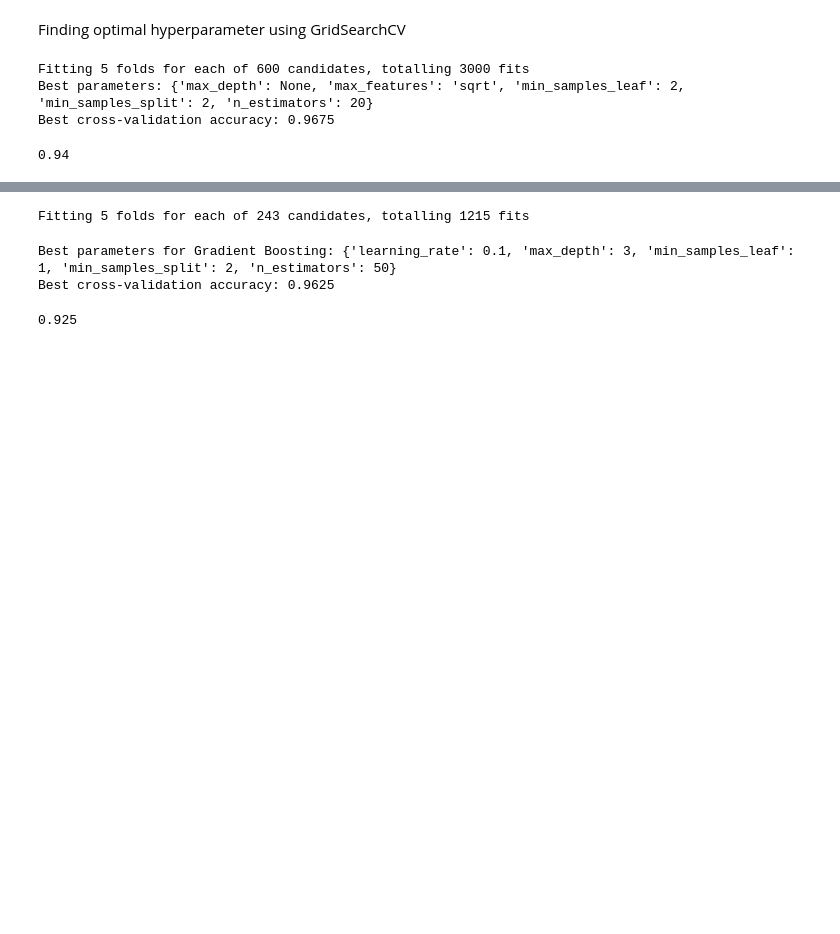
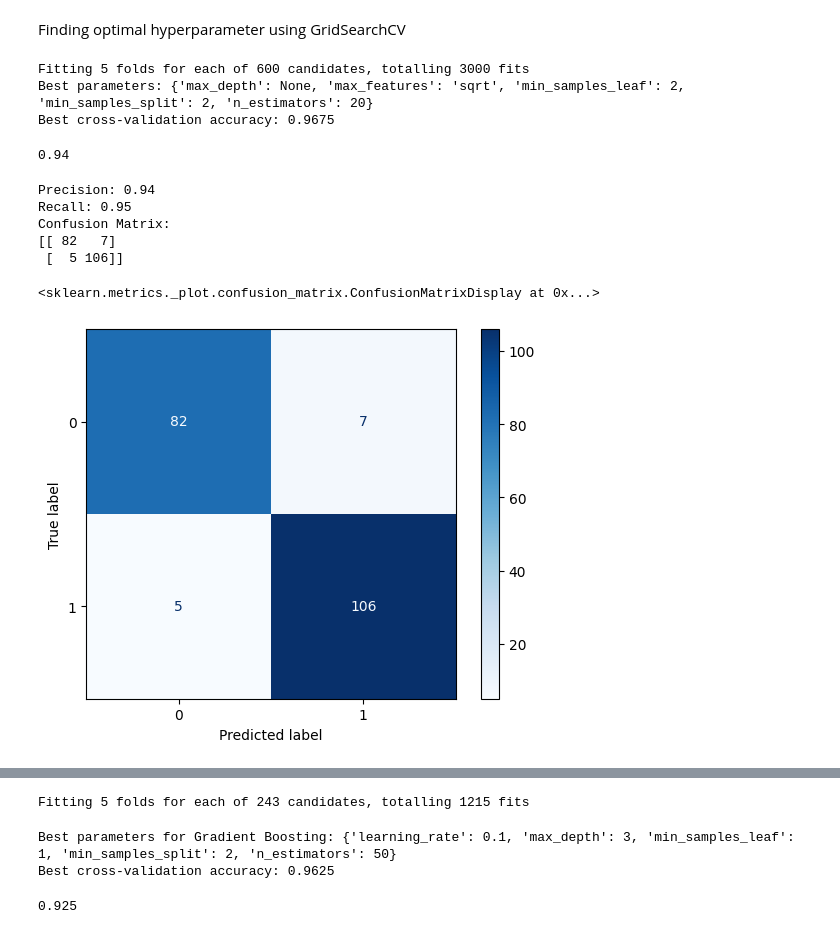
Before and after one commit to Venkat-2341/Ad_click_prediction, a Jupyter notebook: experiments/modelling.ipynb, the cells around one changed output, grey strips where cells are left out. Drawn from its saved outputs; the diff is of its cells as text; code cells hidden in the pictures; blank space fills up the shorter version.

Commit message:
accuracy metrics for rf, gb, svc

```diff
--- a/experiments/modelling.ipynb
+++ b/experiments/modelling.ipynb
@@ -31,3 +31,11 @@ data.sample(3)
 | 887 | 52.17 | 44 | 57594.70 | 115.37 | Optional modular throughput | New Julianberg | 1 | ... |
 | 352 | 78.19 | 30 | 62475.99 | 228.81 | Triple-buffered needs-based Local... | Mollyport | 0 | ... |
 | 9 | 69.88 | 20 | 55642.32 | 183.82 | Mandatory homogeneous architecture | Ramirezton | 1 | ... |
+# %%
+scaler = MinMaxScaler()
+
+cols = ['Daily Time Spent on Site', 'Age', 'Area Income', 'Daily Internet Usage', 'month', 'day', 'hour']
+
+data[cols] = scaler.fit_transform(data[cols])
+
+data.sample(3)
@@ -186,3 +199,24 @@ y_pred = best_model_rf.predict(X_test)
 accuracy_score(y_test, y_pred)
 # %% [output]
 0.94
+# %%
+precision = precision_score(y_test, y_pred)
+print(f"Precision: {precision:.2f}")
+
+recall = recall_score(y_test, y_pred)
+print(f"Recall: {recall:.2f}")
+
+conf_matrix = confusion_matrix(y_test, y_pred)
+print("Confusion Matrix:")
+print(conf_matrix)
+
+disp = ConfusionMatrixDisplay(confusion_matrix=conf_matrix, display_labels=best_model_rf.classes_)
+disp.plot(cmap='Blues')
+# %% [output]
+Precision: 0.94
+Recall: 0.95
+Confusion Matrix:
+[[ 82   7]
+ [  5 106]]
+<sklearn.metrics._plot.confusion_matrix.ConfusionMatrixDisplay at 0x...>
+[figure, added]
```
Also changed, not shown: parts of 20 cells of this notebook.
